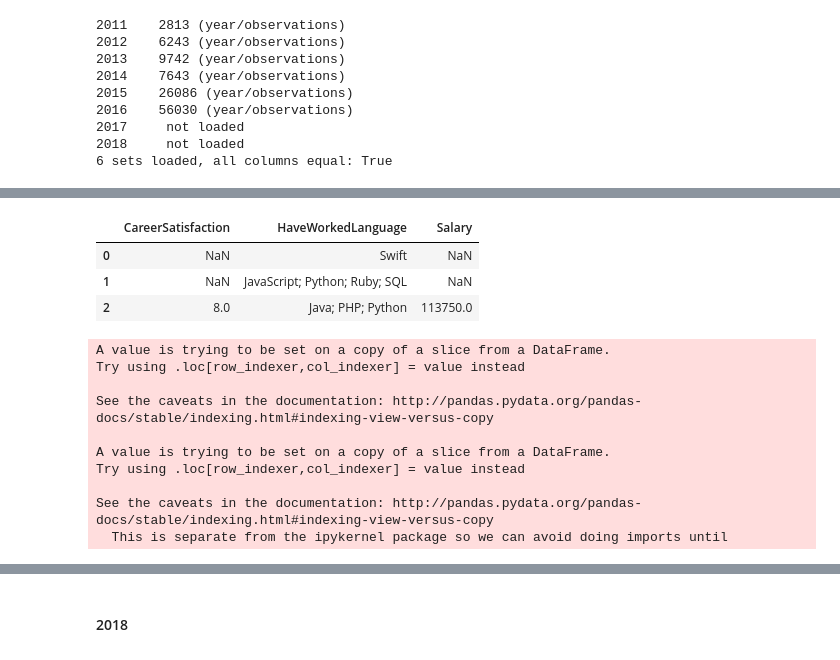
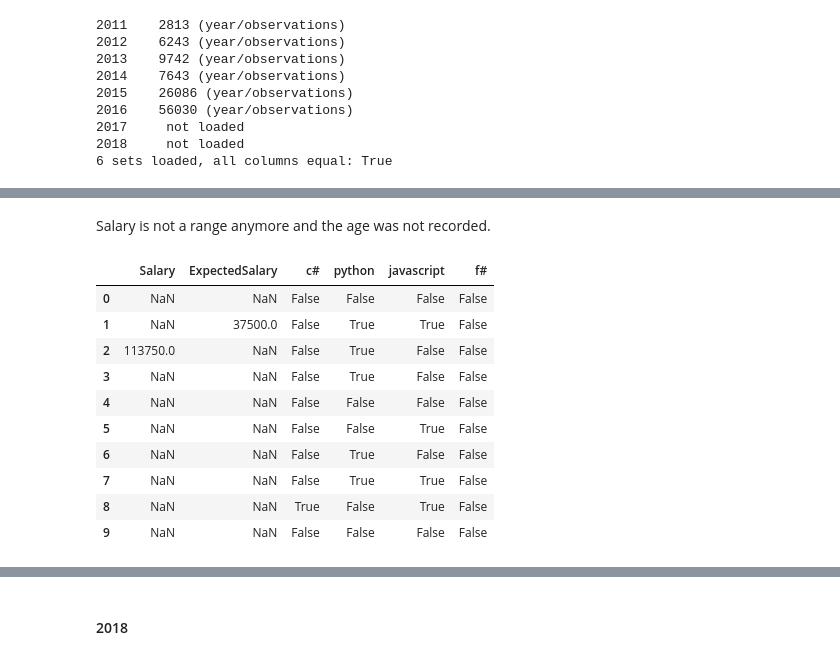
Before and after one commit to huli/the-transparent-coder, a Jupyter notebook: build_combined_data.ipynb, the cells around one changed output, grey strips where cells are left out. Drawn from its saved outputs; the diff is of its cells as text; code cells hidden in the pictures.

```diff
--- a/build_combined_data.ipynb
+++ b/build_combined_data.ipynb
@@ -505,0 +503,2 @@ No age and salary is no range!
+# %% [markdown]
+Salary is not a range anymore and the age was not recorded.
@@ -506,7 +508,14 @@ No age and salary is no range!
 # %%
-data2017.iloc[:, [18, 88, 152]].head(3)
+data2017.iloc[:, 152:].head(10)
 # %% [output]
-|  | CareerSatisfaction | HaveWorkedLanguage | Salary |
-| 0 | NaN | Swift | NaN |
-| 1 | NaN | JavaScript; Python; Ruby; SQL | NaN |
-| 2 | 8.0 | Java; PHP; Python | 113750.0 |
+|  | Salary | ExpectedSalary | c# | python | javascript | f# |
+| 0 | NaN | NaN | False | False | False | False |
+| 1 | NaN | 37500.0 | False | True | True | False |
+| 2 | 113750.0 | NaN | False | True | False | False |
+| 3 | NaN | NaN | False | True | False | False |
+| 4 | NaN | NaN | False | False | False | False |
+| 5 | NaN | NaN | False | False | True | False |
+| 6 | NaN | NaN | False | True | False | False |
+| 7 | NaN | NaN | False | True | True | False |
+| 8 | NaN | NaN | True | False | True | False |
+| 9 | NaN | NaN | False | False | False | False |
@@ -515,18 +522,7 @@ languages_to_columns(data2017, 'HaveWorkedLanguage')
 # %%
-subset2017 = data2017.iloc[:, [18, 152, 154, 155]]
+subset2017 = data2017.iloc[0:, [18, 152, 154, 155, 156, 157]]
 subset2017['year'] = 2017
 subset2017['age'] = np.nan
-# %% [output]
-A value is trying to be set on a copy of a slice from a DataFrame.
-Try using .loc[row_indexer,col_indexer] = value instead
-
-See the caveats in the documentation: http://pandas.pydata.org/pandas-docs/stable/indexing.html#indexing-view-versus-copy
-
-A value is trying to be set on a copy of a slice from a DataFrame.
-Try using .loc[row_indexer,col_indexer] = value instead
-
-See the caveats in the documentation: http://pandas.pydata.org/pandas-docs/stable/indexing.html#indexing-view-versus-copy
-  This is separate from the ipykernel package so we can avoid doing imports until
 # %%
 subset2017.head(3)
 # %% [output]
```
Also changed, not shown: parts of 19 cells of this notebook.
